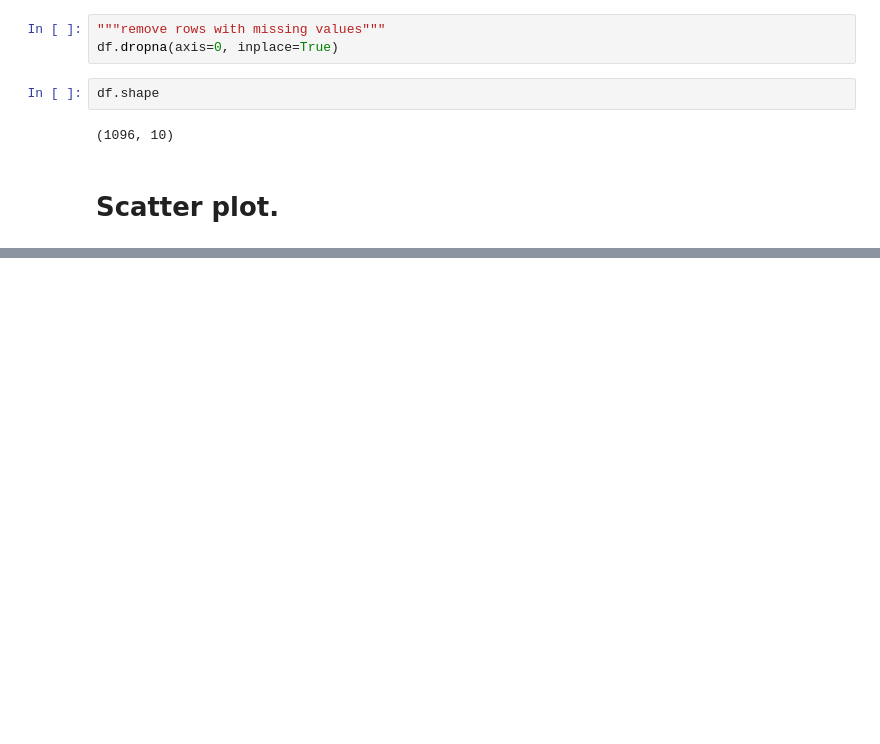
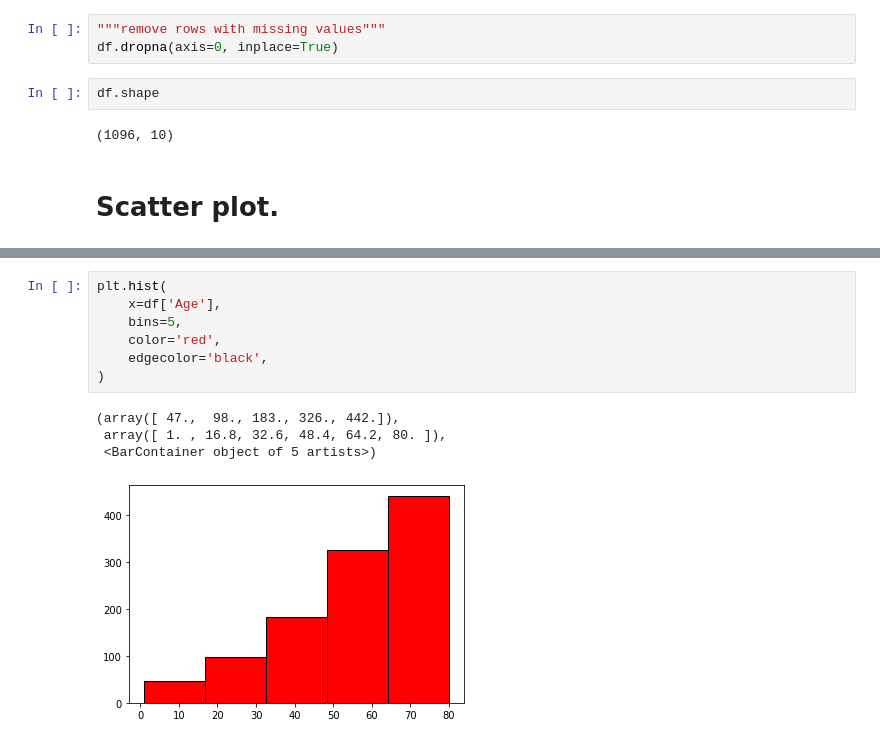
Before and after one commit to nova-sangeeth/pytest-workouts, a Jupyter notebook: GITAA/week_4/data_visualization.ipynb, the cells around one changed output, grey strips where cells are left out. Cells and saved outputs as stored; diff of their text form; blank space fills up the shorter version.

```diff
--- a/GITAA/week_4/data_visualization.ipynb
+++ b/GITAA/week_4/data_visualization.ipynb
@@ -27,0 +60,12 @@ df.shape
+# %%
+plt.hist(
+    x=df['Age'],
+    bins=5,
+    color='red',
+    edgecolor='black',
+)
+# %% [output]
+(array([ 47.,  98., 183., 326., 442.]),
+ array([ 1. , 16.8, 32.6, 48.4, 64.2, 80. ]),
+ <BarContainer object of 5 artists>)
+[figure, added]
```
Also changed, not shown: parts of 7 cells of this notebook, 1 other file.
